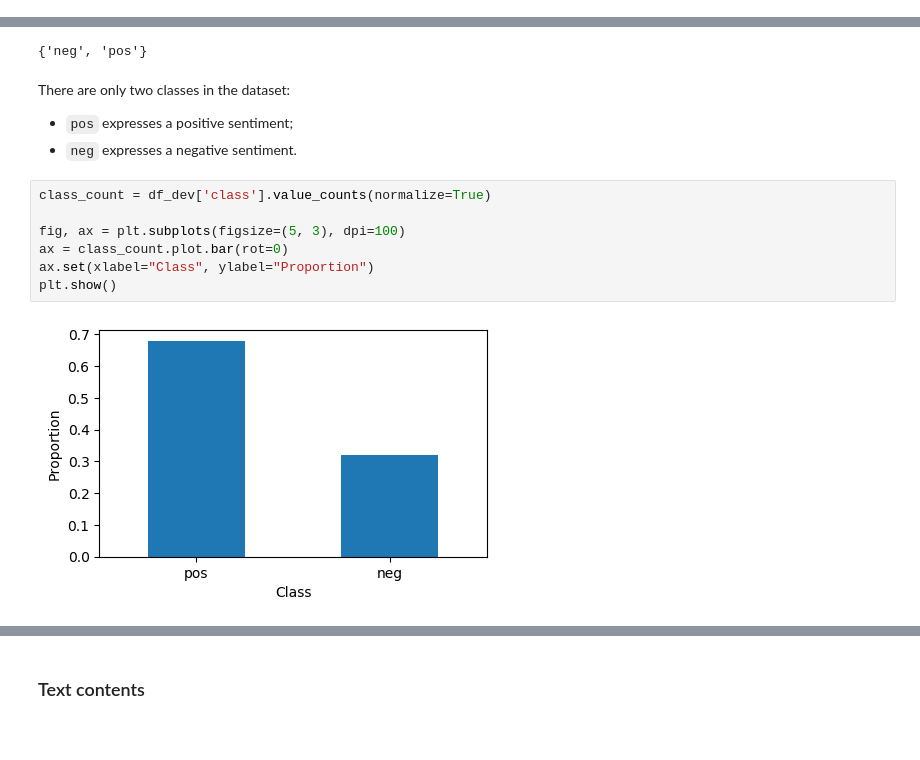
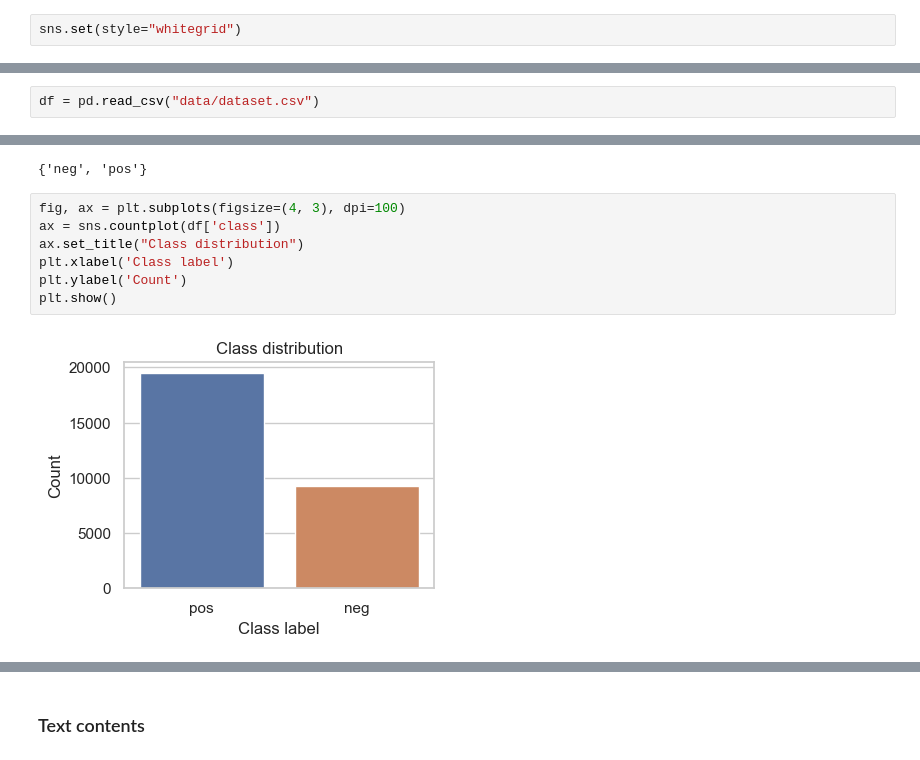
Before and after one commit to manuelemacchia/hotel-sentiment-analysis, a Jupyter notebook: classifier.ipynb, the cells around one changed output, grey strips where cells are left out. Drawn from its saved outputs; the diff is of its cells as text.

```diff
--- a/classifier.ipynb
+++ b/classifier.ipynb
@@ -3,2 +21,4 @@
+# %%
+sns.set(style="whitegrid")
 # %% [markdown]
 ## Data exploration
@@ -21,0 +25,2 @@ Total number of rows: 41077
+# %%
+df = pd.read_csv("data/dataset.csv")
@@ -44,17 +60,13 @@ classes = set(df_dev['class'])
 classes
 # %% [output]
 {'neg', 'pos'}
-# %% [markdown]
-There are only two classes in the dataset:
-- `pos` expresses a positive sentiment;
-- `neg` expresses a negative sentiment.
 # %%
-class_count = df_dev['class'].value_counts(normalize=True)
-
-fig, ax = plt.subplots(figsize=(5, 3), dpi=100)
-ax = class_count.plot.bar(rot=0)
-ax.set(xlabel="Class", ylabel="Proportion")
+fig, ax = plt.subplots(figsize=(4, 3), dpi=100)
+ax = sns.countplot(df['class'])
+ax.set_title("Class distribution")
+plt.xlabel('Class label')
+plt.ylabel('Count')
 plt.show()
 # %% [output]
-[figure, old version]
+[figure, new version]
 # %%
```
Also changed, not shown: parts of 24 cells of this notebook.
